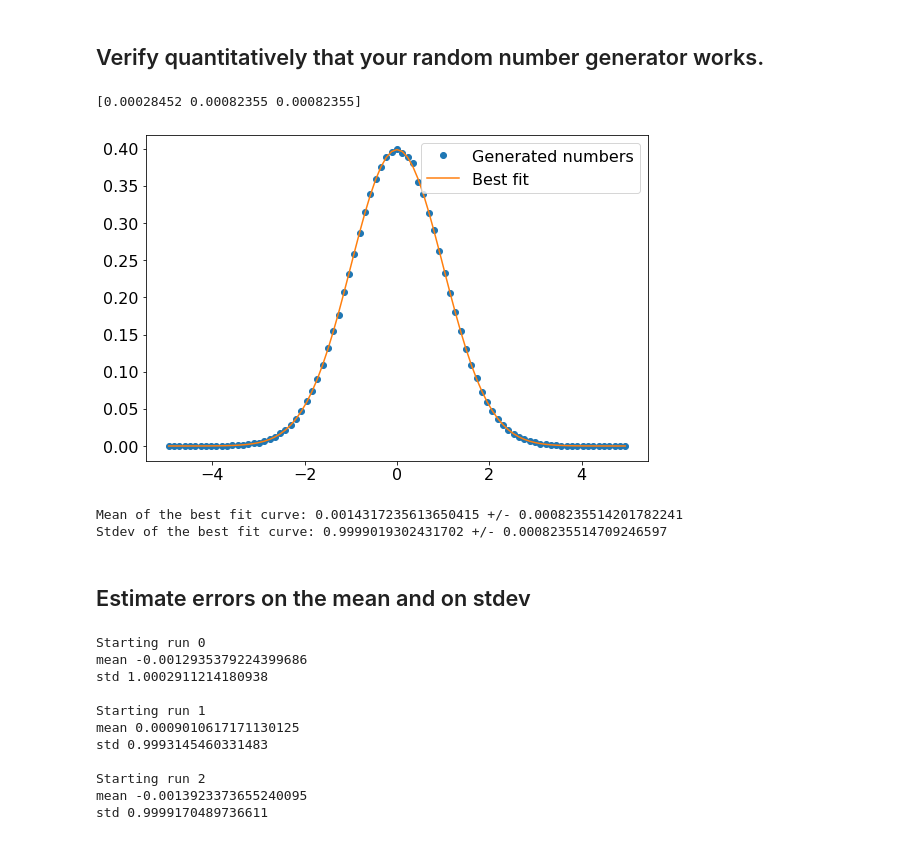
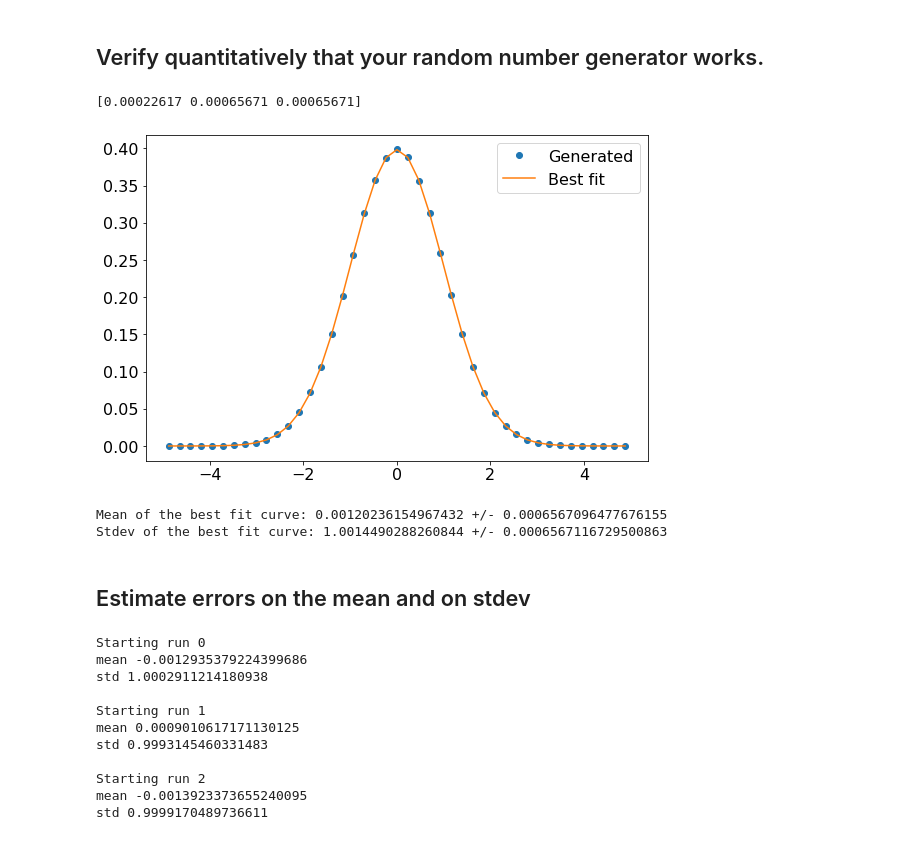
Before and after one commit to wunderbeere/339-lab1, a Jupyter notebook: exercise2.ipynb, the cells around one changed output. Cells and saved outputs as stored; diff of their text form; code cells hidden in the pictures.

```diff
--- a/exercise2.ipynb
+++ b/exercise2.ipynb
@@ -68,7 +68,7 @@ std 1.000214604337614
 # %% [markdown]
 # Plotting
 # %%
-bins = np.linspace(-5, 5, 88)
+bins = np.linspace(-5, 5, 44)
 hist = plt.hist(x, bins)
 
 counts = hist[0]
@@ -92,38 +92,38 @@ plt.show()
 # %%
 plt.rcParams.update({'font.size': 16})
 
 plt.figure(figsize=(9,6))
-plt.plot(bin_middles, counts, "o", label="Generated numbers")
+plt.plot(bin_middles, counts, "o", label="Generated")
 
 # Define the Gaussian function
 def Gauss(x, A, s, mu):
     y = A*np.exp(-1/2*(x-mu)**2/s**2)
     return y
 
 # do a best fit
 parameters, covariance = curve_fit(Gauss, bin_middles, counts)
 
 fit_A = parameters[0]
 fit_s = parameters[1]
 fit_mu = parameters[2]
 
 perr = np.sqrt(np.diag(covariance))
 print(perr)
 
 fitted_data = Gauss(bin_middles, fit_A, fit_s, fit_mu)
 plt.plot(bin_middles, fitted_data, label="Best fit")
 plt.legend()
 plt.show()
 
 print("Mean of the best fit curve:", fit_mu, "+/-", perr[2])
 print("Stdev of the best fit curve:", fit_s, "+/-", perr[1])
 # %% [output]
-[0.00028452 0.00082355 0.00082355]
+[0.00022617 0.00065671 0.00065671]
-[figure, old version]
+[figure, new version]
-Mean of the best fit curve: 0.0014317235613650415 +/- 0.0008235514201782241
-Stdev of the best fit curve: 0.9999019302431702 +/- 0.0008235514709246597
+Mean of the best fit curve: 0.00120236154967432 +/- 0.0006567096477676155
+Stdev of the best fit curve: 1.0014490288260844 +/- 0.0006567116729500863
-# %% [markdown]
-## Estimate errors on the mean and on stdev
+# %% [markdown]
+## Estimate errors on the mean and on stdev
 # %%
 Nruns = 10
 Nsamp = 1e6
```
Also changed, not shown: parts of 5 cells of this notebook, 6 other files.
